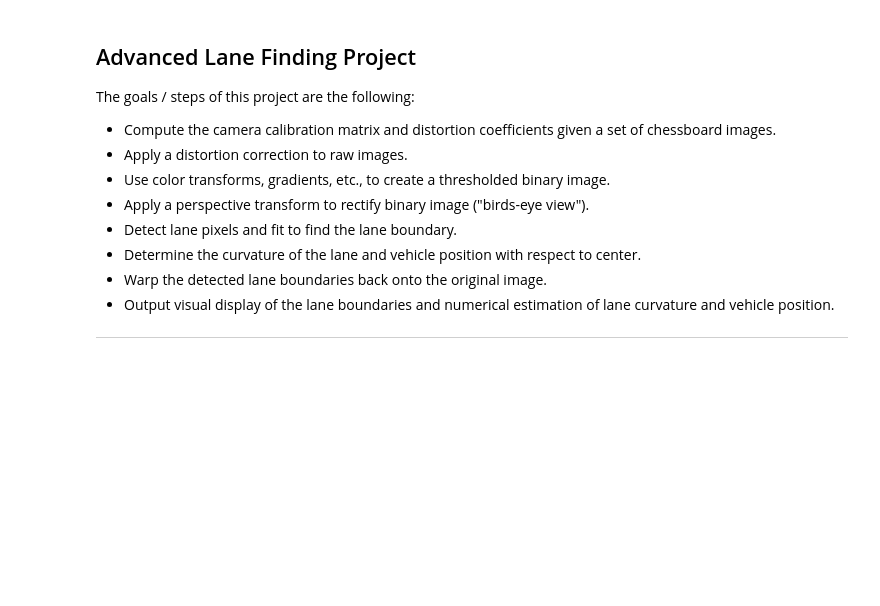
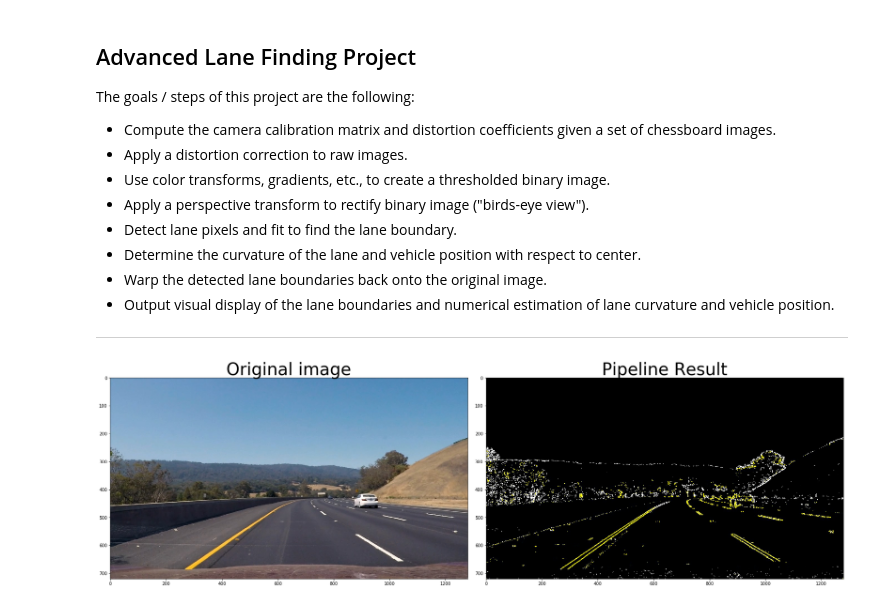
Before and after one commit to rbiegacz/Udacity-CarND, a Jupyter notebook: CarND-Advanced-Lane-Lines-master/adv_lane_lines.ipynb, the cells around one changed output. Saved outputs shown, nothing was run; the diff lists cells and outputs as text; code cells hidden in the pictures; blank space fills up the shorter version.

Commit message:
correction of image displaying

```diff
--- a/CarND-Advanced-Lane-Lines-master/adv_lane_lines.ipynb
+++ b/CarND-Advanced-Lane-Lines-master/adv_lane_lines.ipynb
@@ -33,9 +33,15 @@ result = adv_lane_lines.color_gradient_thresholds_pipeline("test_images", "outpu
 # %%
+img = cv2.imread("test_images\\test3.jpg")
+img = cv2.cvtColor(img, cv2.COLOR_BGR2RGB)
+result = cv2.imread("output_images\\lines_test3.jpg")
+result = cv2.cvtColor(result, cv2.COLOR_BGR2RGB)
 figure, (ax1, ax2) = plt.subplots(1, 2, figsize=(24, 9))
 figure.tight_layout()
 ax1.imshow(img)
 ax1.set_title('Original image', fontsize=40)
 ax2.imshow(result, cmap='gray')
 ax2.set_title('Pipeline Result', fontsize=40)
 plt.subplots_adjust(left=0., right=1, top=0.9, bottom=0.)
 plt.show()
+# %% [output]
+[figure, added]
```
Also changed, not shown: parts of 2 cells of this notebook.
